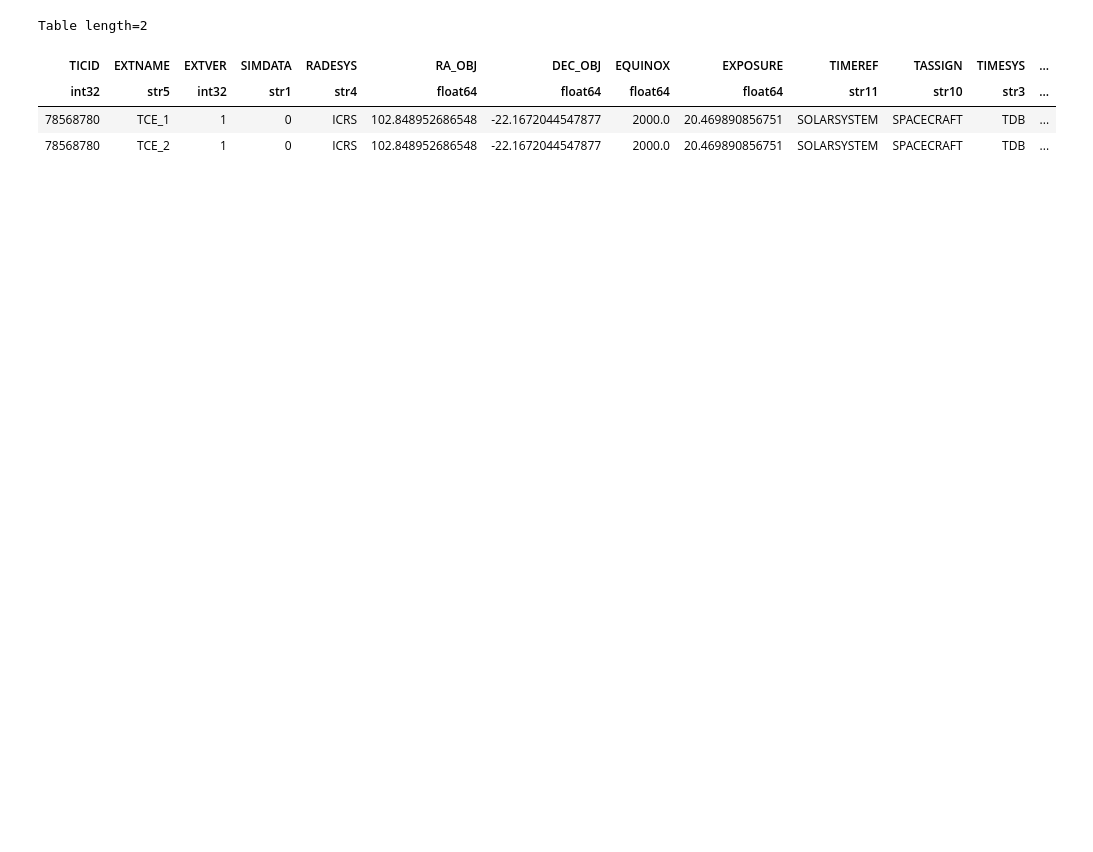
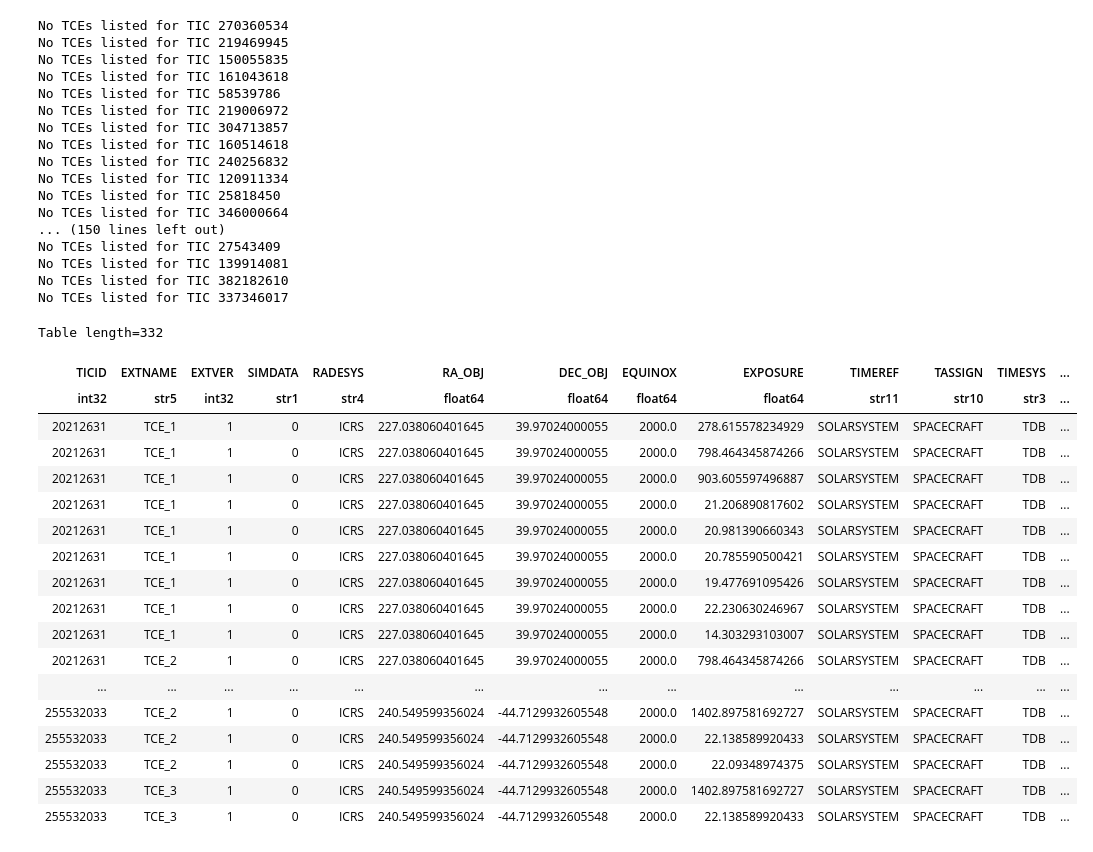
Before and after one commit to CvillePaul/Work, a Jupyter notebook: 2024-07-29 Download TESS epheremides/Download TESS ephemerides.ipynb, the cells around one changed output. Cells and saved outputs as stored; diff of their text form; code cells hidden in the pictures; blank space fills up the shorter version.

Commit message:
feat: code to download TESS ephemerides and analyze them

```diff
--- a/2024-07-29 Download TESS epheremides/Download TESS ephemerides.ipynb
+++ b/2024-07-29 Download TESS epheremides/Download TESS ephemerides.ipynb
@@ -2,3 +2,7 @@
 import requests
 
 import astropy.table as tb
+# %%
+# first, load all TICs of interest
+targets = list(tb.Table.read("../../django/TargetDB/Data Files/Targets/Kostov Targets.csv")["Local ID"])
+targets, len(targets)
@@ -5,37 +27,75 @@ import astropy.table as tb
 # %%
-targets = ['TIC 78568780',]
+# download all Threshold Crossing Events (TCEs) from the TESS section of MAST
+# this approach comes from https://github.com/spacetelescope/tessworkshop_tutorials/blob/master/tesscut_exomast/TESScut_ExoMAST_Tutorial.ipynb
+
+# targets = ['TIC 78568780',]
 
 exomast_url = "https://exo.mast.stsci.edu/api/v0.1/"
 
 tces = None
+no_data = []
 
 for target in targets:
     _, id = target.split(" ")
     response = requests.get(f"{exomast_url}dvdata/tess/{id}/tces/")
     if not response:
         print(f"No response for {target}")
         continue
     tce_items = response.json().get("TCE")
     if not tce_items:
-        print(f"No TCEs listed for {target}")
+        no_data.append(target)
         continue
     for tce_item in tce_items:
         sector, name = tce_item.split(":")
-        tce_data = requests.get(f"{exomast_url}dvdata/tess/{id}/info/?tce={name}&sector={sector}")
+        tce_data = requests.get(
+            f"{exomast_url}dvdata/tess/{id}/info/?tce={name}&sector={sector}"
+        )
         if not tce_data:
             print(f"No TCE data listed for {target}, {name} - {sector}")
             continue
         tce_data = tce_data.json()["DV Data Header"]
         if not tces:
             tces = tb.Table({key: [value] for key, value in tce_data.items()})
         else:
             tces.add_row(tce_data)
 
+print(f"{len(no_data)} targets had no TCEs listed: {no_data}")
 tces.write("TESS TCE Ephemerides.csv")
 tces
 # %% [output]
-Table length=2
+No TCEs listed for TIC 270360534
+No TCEs listed for TIC 219469945
+No TCEs listed for TIC 150055835
+No TCEs listed for TIC 161043618
+No TCEs listed for TIC 58539786
+No TCEs listed for TIC 219006972
+No TCEs listed for TIC 304713857
+No TCEs listed for TIC 160514618
+No TCEs listed for TIC 240256832
+No TCEs listed for TIC 120911334
+No TCEs listed for TIC 25818450
+No TCEs listed for TIC 346000664
+... (150 lines left out)
+No TCEs listed for TIC 27543409
+No TCEs listed for TIC 139914081
+No TCEs listed for TIC 382182610
+No TCEs listed for TIC 337346017
+Table length=332
 | TICID | EXTNAME | EXTVER | SIMDATA | RADESYS | RA_OBJ | DEC_OBJ | EQUINOX | EXPOSURE | TIMEREF | TASSIGN | TIMESYS | ... |
 | int32 | str5 | int32 | str1 | str4 | float64 | float64 | float64 | float64 | str11 | str10 | str3 | ... |
-| 78568780 | TCE_1 | 1 | 0 | ICRS | 102.848952686548 | -22.1672044547877 | 2000.0 | 20.469890856751 | SOLARSYSTEM | SPACECRAFT | TDB | ... |
-| 78568780 | TCE_2 | 1 | 0 | ICRS | 102.848952686548 | -22.1672044547877 | 2000.0 | 20.469890856751 | SOLARSYSTEM | SPACECRAFT | TDB | ... |
+| 20212631 | TCE_1 | 1 | 0 | ICRS | 227.038060401645 | 39.97024000055 | 2000.0 | 278.615578234929 | SOLARSYSTEM | SPACECRAFT | TDB | ... |
+| 20212631 | TCE_1 | 1 | 0 | ICRS | 227.038060401645 | 39.97024000055 | 2000.0 | 798.464345874266 | SOLARSYSTEM | SPACECRAFT | TDB | ... |
+| 20212631 | TCE_1 | 1 | 0 | ICRS | 227.038060401645 | 39.97024000055 | 2000.0 | 903.605597496887 | SOLARSYSTEM | SPACECRAFT | TDB | ... |
+| 20212631 | TCE_1 | 1 | 0 | ICRS | 227.038060401645 | 39.97024000055 | 2000.0 | 21.206890817602 | SOLARSYSTEM | SPACECRAFT | TDB | ... |
+| 20212631 | TCE_1 | 1 | 0 | ICRS | 227.038060401645 | 39.97024000055 | 2000.0 | 20.981390660343 | SOLARSYSTEM | SPACECRAFT | TDB | ... |
+| 20212631 | TCE_1 | 1 | 0 | ICRS | 227.038060401645 | 39.97024000055 | 2000.0 | 20.785590500421 | SOLARSYSTEM | SPACECRAFT | TDB | ... |
+| 20212631 | TCE_1 | 1 | 0 | ICRS | 227.038060401645 | 39.97024000055 | 2000.0 | 19.477691095426 | SOLARSYSTEM | SPACECRAFT | TDB | ... |
+| 20212631 | TCE_1 | 1 | 0 | ICRS | 227.038060401645 | 39.97024000055 | 2000.0 | 22.230630246967 | SOLARSYSTEM | SPACECRAFT | TDB | ... |
+| 20212631 | TCE_1 | 1 | 0 | ICRS | 227.038060401645 | 39.97024000055 | 2000.0 | 14.303293103007 | SOLARSYSTEM | SPACECRAFT | TDB | ... |
+| 20212631 | TCE_2 | 1 | 0 | ICRS | 227.038060401645 | 39.97024000055 | 2000.0 | 798.464345874266 | SOLARSYSTEM | SPACECRAFT | TDB | ... |
+| ... | ... | ... | ... | ... | ... | ... | ... | ... | ... | ... | ... | ... |
+| 255532033 | TCE_2 | 1 | 0 | ICRS | 240.549599356024 | -44.7129932605548 | 2000.0 | 1402.897581692727 | SOLARSYSTEM | SPACECRAFT | TDB | ... |
+| 255532033 | TCE_2 | 1 | 0 | ICRS | 240.549599356024 | -44.7129932605548 | 2000.0 | 22.138589920433 | SOLARSYSTEM | SPACECRAFT | TDB | ... |
+| 255532033 | TCE_2 | 1 | 0 | ICRS | 240.549599356024 | -44.7129932605548 | 2000.0 | 22.09348974375 | SOLARSYSTEM | SPACECRAFT | TDB | ... |
+| 255532033 | TCE_3 | 1 | 0 | ICRS | 240.549599356024 | -44.7129932605548 | 2000.0 | 1402.897581692727 | SOLARSYSTEM | SPACECRAFT | TDB | ... |
+| 255532033 | TCE_3 | 1 | 0 | ICRS | 240.549599356024 | -44.7129932605548 | 2000.0 | 22.138589920433 | SOLARSYSTEM | SPACECRAFT | TDB | ... |
```
Also changed, not shown: parts of 6 cells of this notebook.
